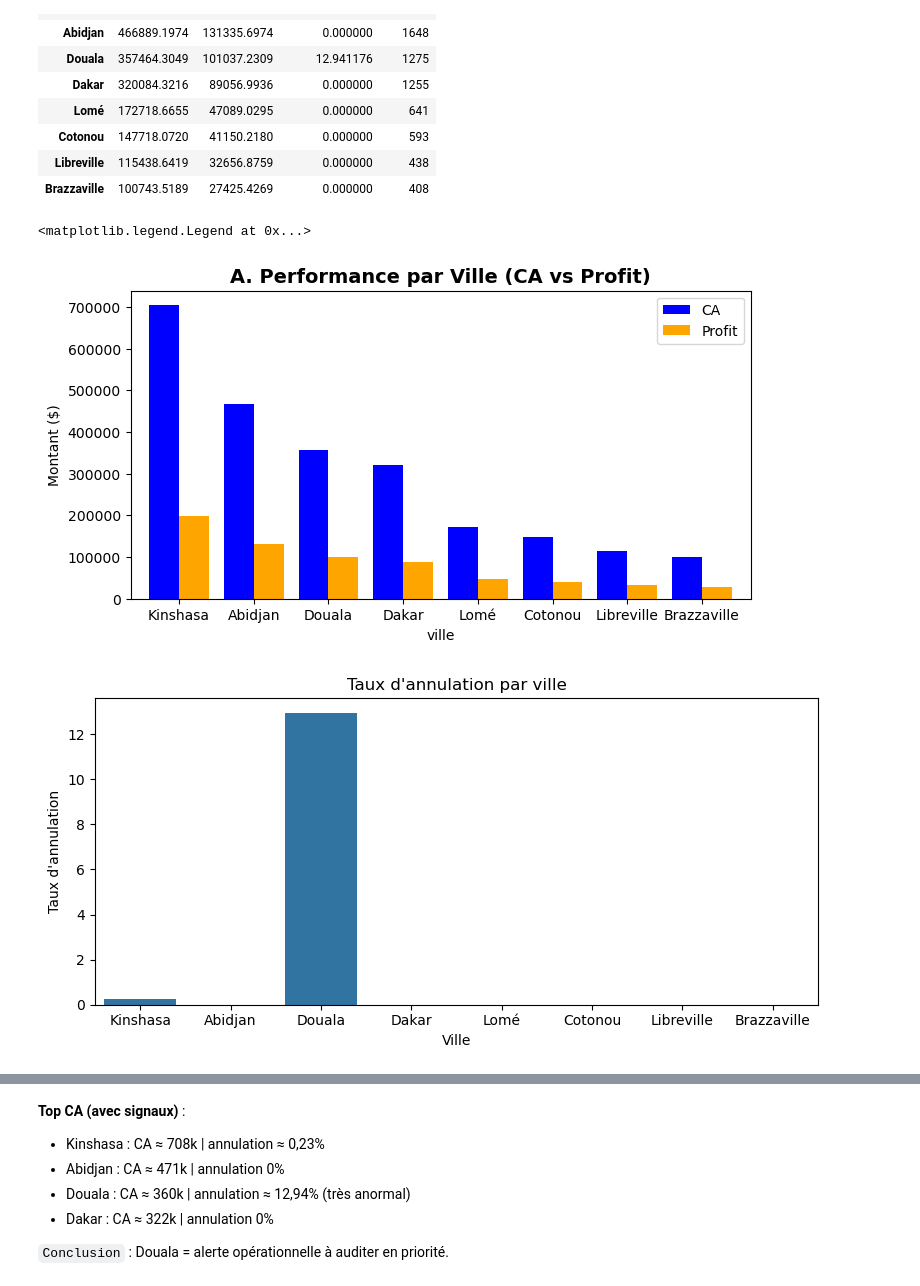
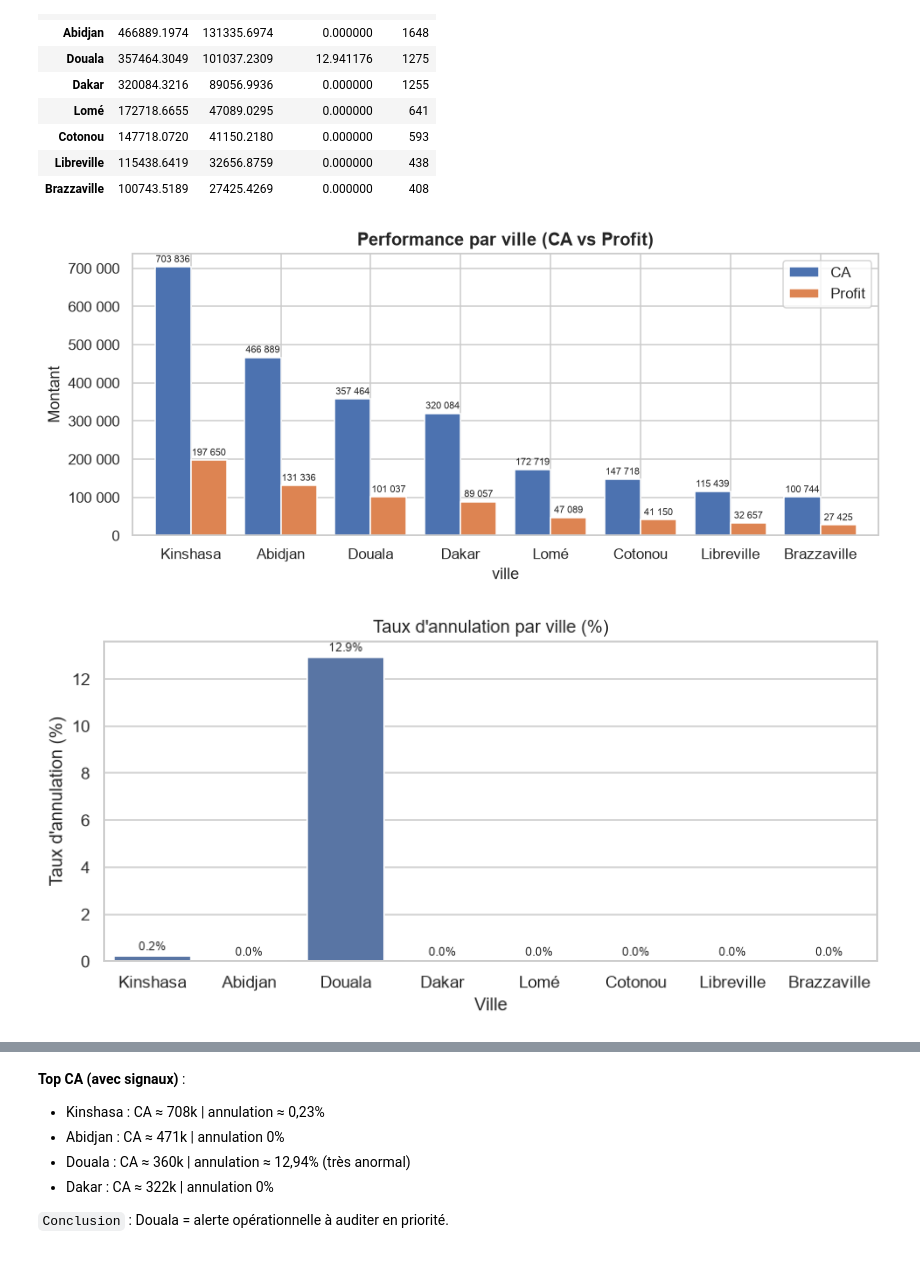
Before and after one commit to Late-In-Data/afrimarket-data-analysis, a Jupyter notebook: notebook/AfriMarket_Analyse_Strategique.ipynb, the cells around one changed output, grey strips where cells are left out. Saved outputs shown, nothing was run; the diff lists cells and outputs as text; code cells hidden in the pictures.

```diff
--- a/notebook/AfriMarket_Analyse_Strategique.ipynb
+++ b/notebook/AfriMarket_Analyse_Strategique.ipynb
@@ -14,10 +12,20 @@ import numpy as np
 import matplotlib.pyplot as plt
 import seaborn as sns
 from pathlib import Path
+# %%
+# Style graphique global : cohérence visuelle (grille, palette, format des nombres) sur tout le notebook
+import matplotlib.ticker as mtick
+
+sns.set_theme(style="whitegrid", palette="deep")
+plt.rcParams["figure.dpi"] = 110
+
+def format_milliers(x, pos=None):
+    return f"{x:,.0f}".replace(",", " ")
 # %% [markdown]
 ## Chargement des données
 # %%
-path = Path(r"data\afrimarket_dataset.csv")
+base_dir = Path.cwd() if (Path.cwd() / "data").exists() else Path.cwd().parent
+path = base_dir / "data" / "afrimarket_dataset.csv"
 data = pd.read_csv(path)
 # %%
 print("les 5 premières lignes du dataset :")
@@ -282,8 +347,13 @@ cat_analysis
 `Conclusion “market”` : Électronique = moteur CA mais principal risque de retours
 # %%
 fig, ax = plt.subplots(figsize=(8, 4))
-cat_analysis.loc[:,['ca','marge_brute']].plot(kind='bar', ax=ax, color=['blue', 'orange'], rot=0, width=0.8)
-plt.title('A. Performance par Catégorie (CA vs Marge)', fontsize=14, fontweight='bold')
-plt.ylabel('Montant ($)')
-plt.legend(['CA Total', 'Marge_Brute'])
+cat_analysis.loc[:,['ca','marge_brute']].plot(kind='bar', ax=ax, rot=0, width=0.8)
+ax.set_title('Performance par catégorie (CA vs Marge brute)', fontsize=13, fontweight='bold')
+ax.set_ylabel('Montant')
+ax.yaxis.set_major_formatter(mtick.FuncFormatter(format_milliers))
+ax.legend(['CA Total', 'Marge brute'])
+for container in ax.containers:
+    ax.bar_label(container, fmt=lambda v: f"{v:,.0f}".replace(",", " "), fontsize=8, padding=2)
+plt.tight_layout()
+plt.show()
 # %% [output]
@@ -353,26 +426,32 @@ city_analysis
 | Libreville | 115438.6419 | 32656.8759 | 0.000000 | 438 |
 | Brazzaville | 100743.5189 | 27425.4269 | 0.000000 | 408 |
 # %%
-fig, ax = plt.subplots(figsize=(8, 4))
-city_analysis.loc[:,['ca','profit']].plot(kind='bar', ax=ax, color=['blue', 'orange'], width=0.8)
-plt.title('A. Performance par Ville (CA vs Profit)', fontsize=14, fontweight='bold')
-plt.xticks(rotation=0)
-plt.ylabel('Montant ($)')
-plt.legend(['CA', 'Profit'])
+fig, ax = plt.subplots(figsize=(9, 4))
+city_analysis.loc[:,['ca','profit']].plot(kind='bar', ax=ax, width=0.8)
+ax.set_title('Performance par ville (CA vs Profit)', fontsize=13, fontweight='bold')
+ax.set_xticklabels(ax.get_xticklabels(), rotation=0)
+ax.set_ylabel('Montant')
+ax.yaxis.set_major_formatter(mtick.FuncFormatter(format_milliers))
+ax.legend(['CA', 'Profit'])
+for container in ax.containers:
+    ax.bar_label(container, fmt=lambda v: f"{v:,.0f}".replace(",", " "), fontsize=7, padding=2)
+plt.tight_layout()
+plt.show()
 # %% [output]
-<matplotlib.legend.Legend at 0x...>
-[figure, old version]
+[figure, new version]
 # %%
-plt.figure(figsize=(8,4))
-sns.barplot(x=city_analysis.index, y=city_analysis["taux_annulation"].values)
-plt.xticks(rotation=0)
-plt.title("Taux d'annulation par ville")
-plt.ylabel("Taux d'annulation")
-plt.xlabel("Ville")
+fig, ax = plt.subplots(figsize=(8,4))
+sns.barplot(x=city_analysis.index, y=city_analysis["taux_annulation"].values, ax=ax)
+ax.set_xticklabels(ax.get_xticklabels(), rotation=0)
+ax.set_title("Taux d'annulation par ville (%)")
+ax.set_ylabel("Taux d'annulation (%)")
+ax.set_xlabel("Ville")
+for container in ax.containers:
+    ax.bar_label(container, fmt="%.1f%%", fontsize=8, padding=2)
 plt.tight_layout()
 plt.show()
 # %% [output]
-[figure, old version]
+[figure, new version]
 # %%
 # Croissance mensuelle du CA par ville (top 5)
 top_cities = city_analysis.head(5).index.tolist()
```
Also changed, not shown: parts of 26 cells of this notebook.
